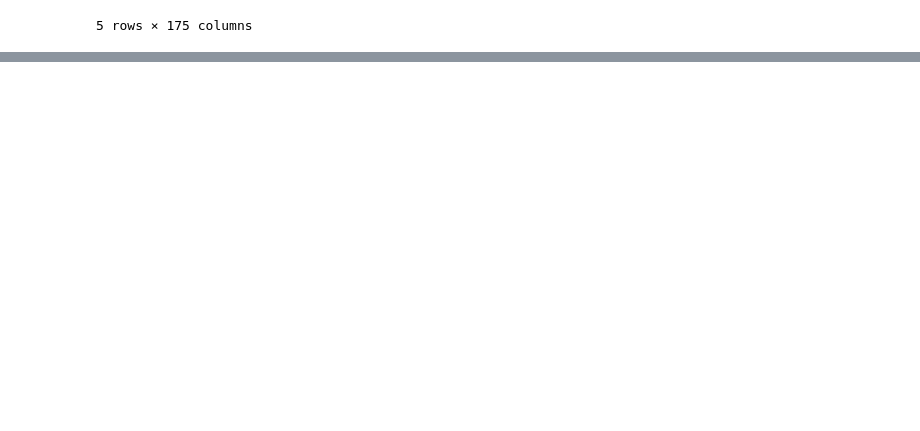
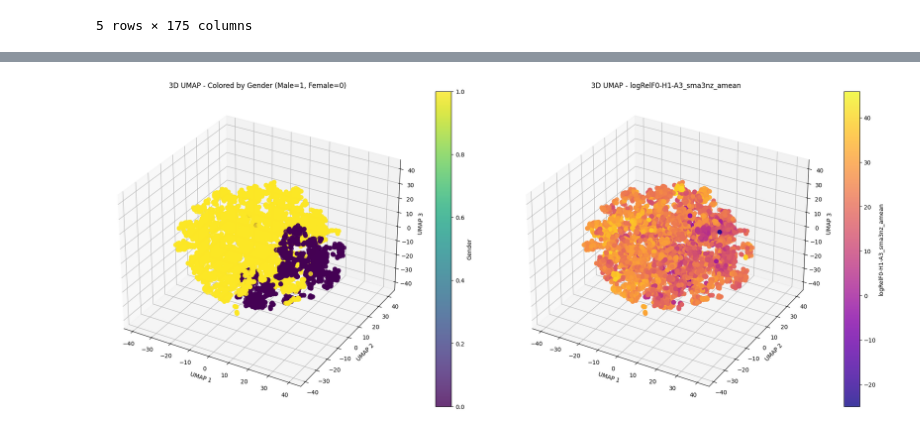
Before and after one commit to Nasenboi/face-reconstruction-from-speech, a Jupyter notebook: 99_notebooks/gemaps_clustering.ipynb, the cells around one changed output, grey strips where cells are left out. Saved outputs shown, nothing was run; the diff lists cells and outputs as text; code cells hidden in the pictures; blank space fills up the shorter version.

```diff
--- a/99_notebooks/gemaps_clustering.ipynb
+++ b/99_notebooks/gemaps_clustering.ipynb
@@ -75,0 +77,44 @@ plt.show()
+# %%
+from sklearn.manifold import TSNE
+from sklearn.preprocessing import StandardScaler
+
+# Standardize the data
+scaler = StandardScaler()
+X_scaled = scaler.fit_transform(id_df)
+
+# Apply t-SNE for 3D reduction
+reducer = TSNE(n_components=3, random_state=RANDOM_STATE, perplexity=10)
+embedding_3d = reducer.fit_transform(X_scaled)
+# %%
+# Define both y values
+y1 = df["gender"].str.contains("m").astype(float)
+key2 = "logRelF0-H1-A3_sma3nz_amean"
+y2 = df[key2]
+
+# Create figure with two subplots
+fig = plt.figure(figsize=(20, 8))
+
+# First subplot - Gender-based coloring
+ax1 = fig.add_subplot(121, projection="3d")
+scatter1 = ax1.scatter(embedding_3d[:, 0], embedding_3d[:, 1], embedding_3d[:, 2],
+                      c=y1, cmap="viridis", s=50, alpha=0.8)
+ax1.set_xlabel("UMAP 1")
+ax1.set_ylabel("UMAP 2")
+ax1.set_zlabel("UMAP 3")
+ax1.set_title("3D UMAP - Colored by Gender (Male=1, Female=0)")
+plt.colorbar(scatter1, ax=ax1, label="Gender")
+
+# Second subplot - F0-based coloring
+ax2 = fig.add_subplot(122, projection="3d")
+scatter2 = ax2.scatter(embedding_3d[:, 0], embedding_3d[:, 1], embedding_3d[:, 2],
+                      c=y2, cmap="plasma", s=50, alpha=0.8)
+ax2.set_xlabel("UMAP 1")
+ax2.set_ylabel("UMAP 2")
+ax2.set_zlabel("UMAP 3")
+ax2.set_title(f"3D UMAP - {key2}")
+plt.colorbar(scatter2, ax=ax2, label=key2)
+
+plt.tight_layout()
+plt.show()
+# %% [output]
+[figure, added]
```
Also changed, not shown: parts of 1 cell of this notebook, 8 other files.
